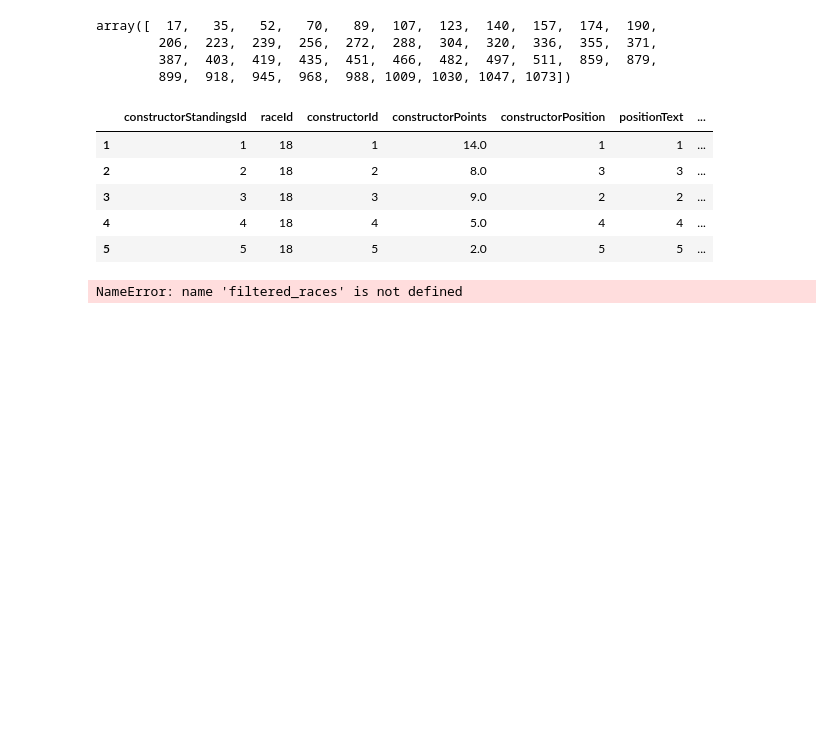
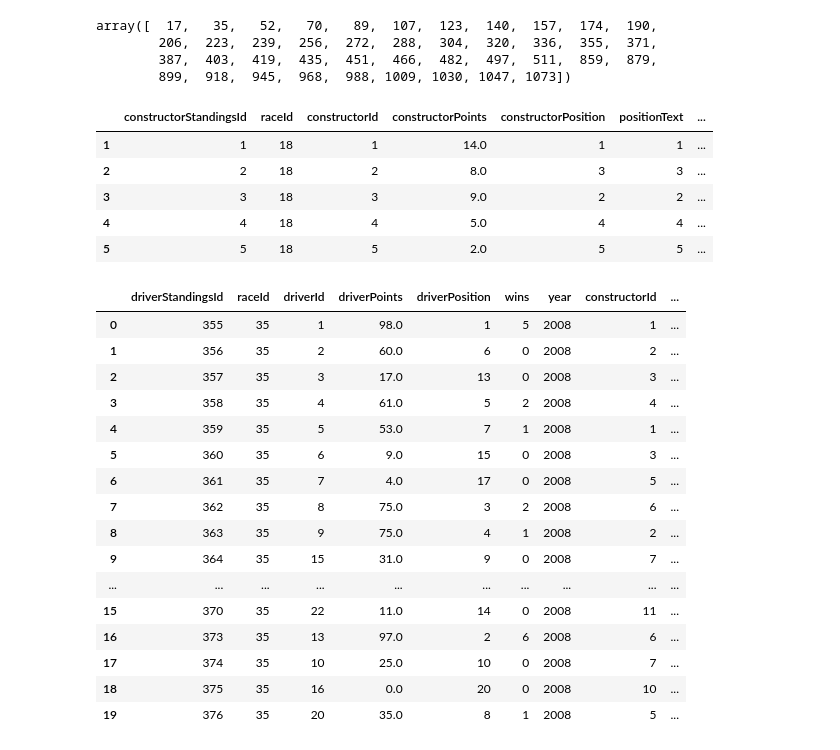
Before and after one commit to C0hAongha/IV-Assignment, a Jupyter notebook: assignment_exploration.ipynb, the cells around one changed output. Cells and saved outputs as stored; diff of their text form; code cells hidden in the pictures; blank space fills up the shorter version.

Commit message:
Revert "all races are now inn csv, with a column denoting finales"
This reverts commit 14854c79a09a1d05f0c7cfeac3ed52995e648540.

```diff
--- a/assignment_exploration.ipynb
+++ b/assignment_exploration.ipynb
@@ -6,32 +6,32 @@ from IPython.display import display
 # read in relevant tables, change index to 1-index to match dataset
 # i'm also printing the first row of each DataFrame as an easy reference point to columns
 
-races = pd.read_csv("https://raw.githubusercontent.com/rfordatascience/tidytuesday/refs/heads/main/data/2021/2021-09-07/races.csv")
+races = pd.read_csv("https://raw.githubusercontent.com/rfordatascience/tidytuesday/refs/heads/master/data/2021/2021-09-07/races.csv")
 races.index = races.index + 1
 print("races")
 display(races.head(1))
 
-drivers = pd.read_csv("https://raw.githubusercontent.com/rfordatascience/tidytuesday/refs/heads/main/data/2021/2021-09-07/drivers.csv")
+drivers = pd.read_csv("https://raw.githubusercontent.com/rfordatascience/tidytuesday/refs/heads/master/data/2021/2021-09-07/drivers.csv")
 drivers.index = drivers.index + 1
 print("drivers")
 display(drivers.head(1))
 
-driver_standings = pd.read_csv("https://raw.githubusercontent.com/rfordatascience/tidytuesday/refs/heads/main/data/2021/2021-09-07/driver_standings.csv")
+driver_standings = pd.read_csv("https://raw.githubusercontent.com/rfordatascience/tidytuesday/refs/heads/master/data/2021/2021-09-07/driver_standings.csv")
 driver_standings.index = driver_standings.index + 1
 print("driver_standings")
 display(driver_standings.head(1))
 
-constructors = pd.read_csv("https://raw.githubusercontent.com/rfordatascience/tidytuesday/refs/heads/main/data/2021/2021-09-07/constructors.csv")
+constructors = pd.read_csv("https://raw.githubusercontent.com/rfordatascience/tidytuesday/refs/heads/master/data/2021/2021-09-07/constructors.csv")
 constructors.index = constructors.index + 1
 print("constructors")
 display(constructors.head(1))
 
-constructor_standings = pd.read_csv("https://raw.githubusercontent.com/rfordatascience/tidytuesday/refs/heads/main/data/2021/2021-09-07/constructor_standings.csv")
+constructor_standings = pd.read_csv("https://raw.githubusercontent.com/rfordatascience/tidytuesday/refs/heads/master/data/2021/2021-09-07/constructor_standings.csv")
 constructor_standings.index = constructor_standings.index + 1
 print("constructor_standings")
 display(constructor_standings.head(1))
 
-results = pd.read_csv("https://raw.githubusercontent.com/rfordatascience/tidytuesday/refs/heads/main/data/2021/2021-09-07/results.csv")
+results = pd.read_csv("https://raw.githubusercontent.com/rfordatascience/tidytuesday/refs/heads/master/data/2021/2021-09-07/results.csv")
 results.index = results.index + 1
 print("results")
 display(results.head(1))
@@ -84,7 +84,7 @@ constructor_standings.head()
 | 5 | 5 | 18 | 5 | 2.0 | 5 | 5 | ... |
 # %%
 # remove all rows from `races` where 'raceId' not in `last_raceId_per_year`
-# filtered_races = races[races["raceId"].isin(last_raceId_per_year)]
+filtered_races = races[races["raceId"].isin(last_raceId_per_year)]
 
 # merge `driver_standings` stats with `filtered_races`, use inner join to only retain relevant rows
 driver_details = pd.merge(
@@ -96,38 +96,51 @@ driver_details = pd.merge(
 driver_results = pd.merge(
     driver_details, results[["raceId", 'driverId', "constructorId"]],
     on=["raceId", 'driverId'], how="inner"
 )
 
 # add 'driverName' by merging with `drivers`
 driver_results = pd.merge(
     driver_results, drivers[['driverId', 'driverName']],
     on='driverId', how="inner"
 )
 
 # add constructorPoints and constructorPosition and merge with constructor standings
 driver_constructor_details = pd.merge(
     driver_results,
     constructor_standings[["raceId", "constructorId", "constructorPosition", "constructorPoints"]],
     on=["raceId", "constructorId"], how="inner"
 )
 
 # finally, add constructorName
 final_table = pd.merge(
     driver_constructor_details,
     constructors[["constructorId", "constructorName"]],
     on="constructorId", how="inner"
 )
 
 # select and rename columns
 # final_table = final_table[['driverName', 'year', 'position', 'constructorName', 'constructorPosition']]
 final_table.drop(columns=["positionText"], inplace=True)
 
-# add a label to know which races were the final raes of the season
-final_table["isFinale"] = final_table["raceId"].isin(last_raceId_per_year)
-
-final_table[(final_table["year"] == 2008) & (final_table["isFinale"] == True)]
+final_table[final_table["year"] == 2008]
 # %% [output]
-NameError: name 'filtered_races' is not defined
+|  | driverStandingsId | raceId | driverId | driverPoints | driverPosition | wins | year | constructorId | ... |
+| 0 | 355 | 35 | 1 | 98.0 | 1 | 5 | 2008 | 1 | ... |
+| 1 | 356 | 35 | 2 | 60.0 | 6 | 0 | 2008 | 2 | ... |
+| 2 | 357 | 35 | 3 | 17.0 | 13 | 0 | 2008 | 3 | ... |
+| 3 | 358 | 35 | 4 | 61.0 | 5 | 2 | 2008 | 4 | ... |
+| 4 | 359 | 35 | 5 | 53.0 | 7 | 1 | 2008 | 1 | ... |
+| 5 | 360 | 35 | 6 | 9.0 | 15 | 0 | 2008 | 3 | ... |
+| 6 | 361 | 35 | 7 | 4.0 | 17 | 0 | 2008 | 5 | ... |
+| 7 | 362 | 35 | 8 | 75.0 | 3 | 2 | 2008 | 6 | ... |
+| 8 | 363 | 35 | 9 | 75.0 | 4 | 1 | 2008 | 2 | ... |
+| 9 | 364 | 35 | 15 | 31.0 | 9 | 0 | 2008 | 7 | ... |
+| ... | ... | ... | ... | ... | ... | ... | ... | ... | ... |
+| 15 | 370 | 35 | 22 | 11.0 | 14 | 0 | 2008 | 11 | ... |
+| 16 | 373 | 35 | 13 | 97.0 | 2 | 6 | 2008 | 6 | ... |
+| 17 | 374 | 35 | 10 | 25.0 | 10 | 0 | 2008 | 7 | ... |
+| 18 | 375 | 35 | 16 | 0.0 | 20 | 0 | 2008 | 10 | ... |
+| 19 | 376 | 35 | 20 | 35.0 | 8 | 1 | 2008 | 5 | ... |
 # %%
 # further cleanup of data
 
```
Also changed, not shown: parts of 2 cells of this notebook, 1 other file.
